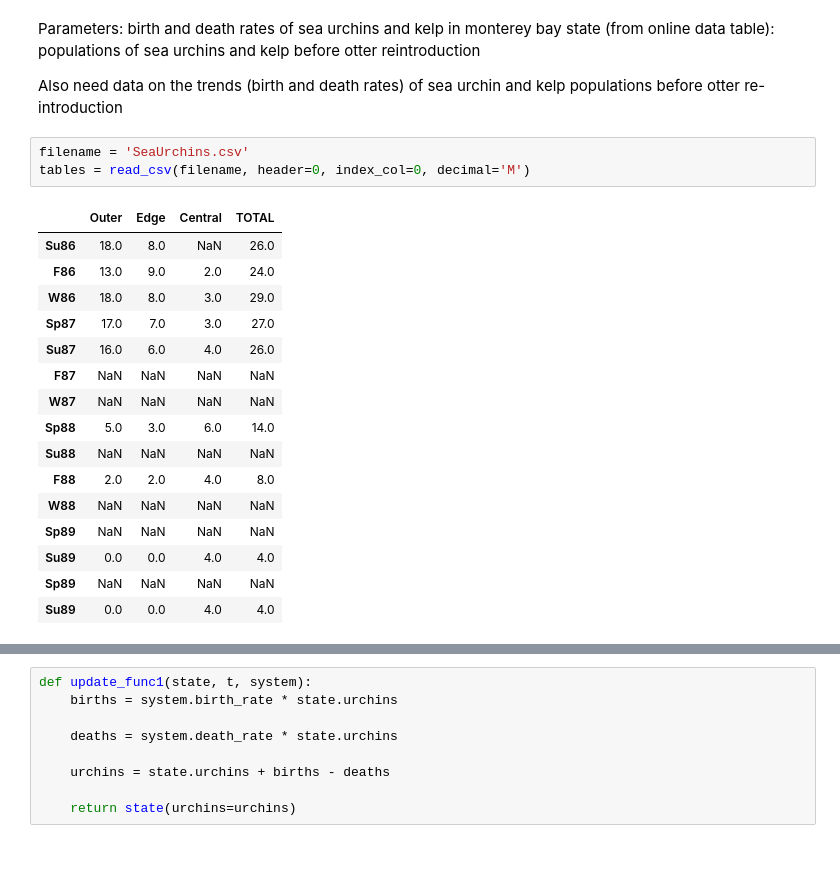
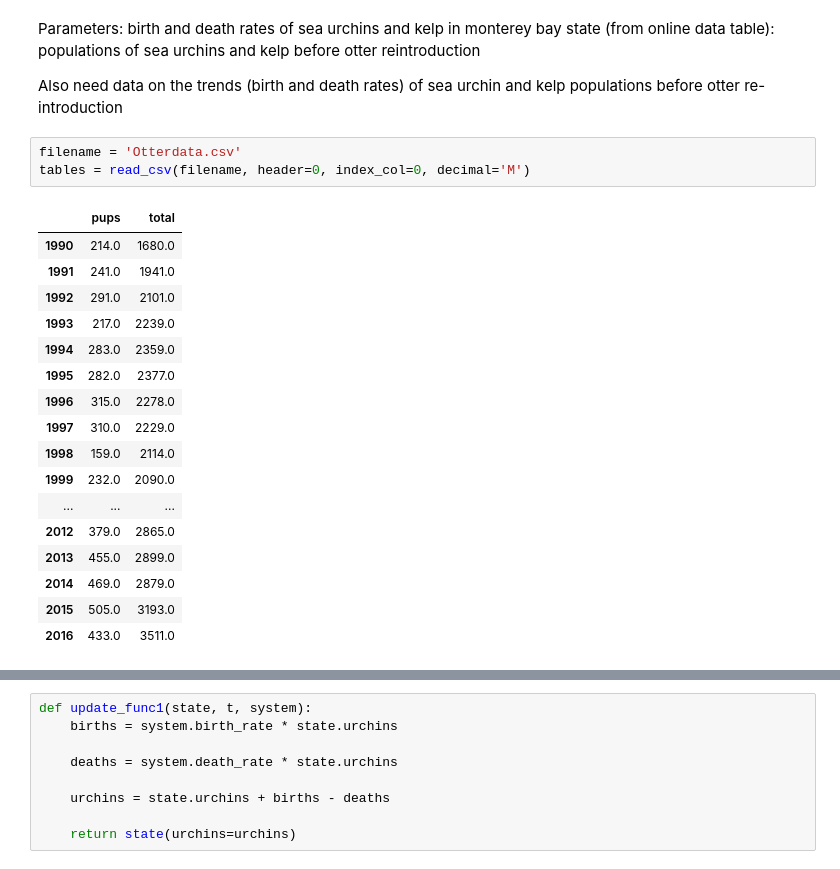
Before and after one commit to MellieZito/Project-1, a Jupyter notebook: code/otters.ipynb, the cells around one changed output, grey strips where cells are left out. Saved outputs shown, nothing was run; the diff lists cells and outputs as text.

```diff
--- a/code/otters.ipynb
+++ b/code/otters.ipynb
@@ -28,22 +28,23 @@ state (from online data table): populations of sea urchins and kelp before otter
 
 Also need data on the trends (birth and death rates) of sea urchin and kelp populations before otter re-introduction
 # %%
-filename = 'SeaUrchins.csv'
+filename = 'Otterdata.csv'
 tables = read_csv(filename, header=0, index_col=0, decimal='M')
 # %% [output]
-|  | Outer | Edge | Central | TOTAL |
-| Su86 | 18.0 | 8.0 | NaN | 26.0 |
-| F86 | 13.0 | 9.0 | 2.0 | 24.0 |
-| W86 | 18.0 | 8.0 | 3.0 | 29.0 |
-| Sp87 | 17.0 | 7.0 | 3.0 | 27.0 |
-| Su87 | 16.0 | 6.0 | 4.0 | 26.0 |
-| F87 | NaN | NaN | NaN | NaN |
-| W87 | NaN | NaN | NaN | NaN |
-| Sp88 | 5.0 | 3.0 | 6.0 | 14.0 |
-| Su88 | NaN | NaN | NaN | NaN |
-| F88 | 2.0 | 2.0 | 4.0 | 8.0 |
-| W88 | NaN | NaN | NaN | NaN |
-| Sp89 | NaN | NaN | NaN | NaN |
-| Su89 | 0.0 | 0.0 | 4.0 | 4.0 |
-| Sp89 | NaN | NaN | NaN | NaN |
-| Su89 | 0.0 | 0.0 | 4.0 | 4.0 |
+|  | pups | total |
+| 1990 | 214.0 | 1680.0 |
+| 1991 | 241.0 | 1941.0 |
+| 1992 | 291.0 | 2101.0 |
+| 1993 | 217.0 | 2239.0 |
+| 1994 | 283.0 | 2359.0 |
+| 1995 | 282.0 | 2377.0 |
+| 1996 | 315.0 | 2278.0 |
+| 1997 | 310.0 | 2229.0 |
+| 1998 | 159.0 | 2114.0 |
+| 1999 | 232.0 | 2090.0 |
+| ... | ... | ... |
+| 2012 | 379.0 | 2865.0 |
+| 2013 | 455.0 | 2899.0 |
+| 2014 | 469.0 | 2879.0 |
+| 2015 | 505.0 | 3193.0 |
+| 2016 | 433.0 | 3511.0 |
```
Also changed, not shown: parts of 7 cells of this notebook.
